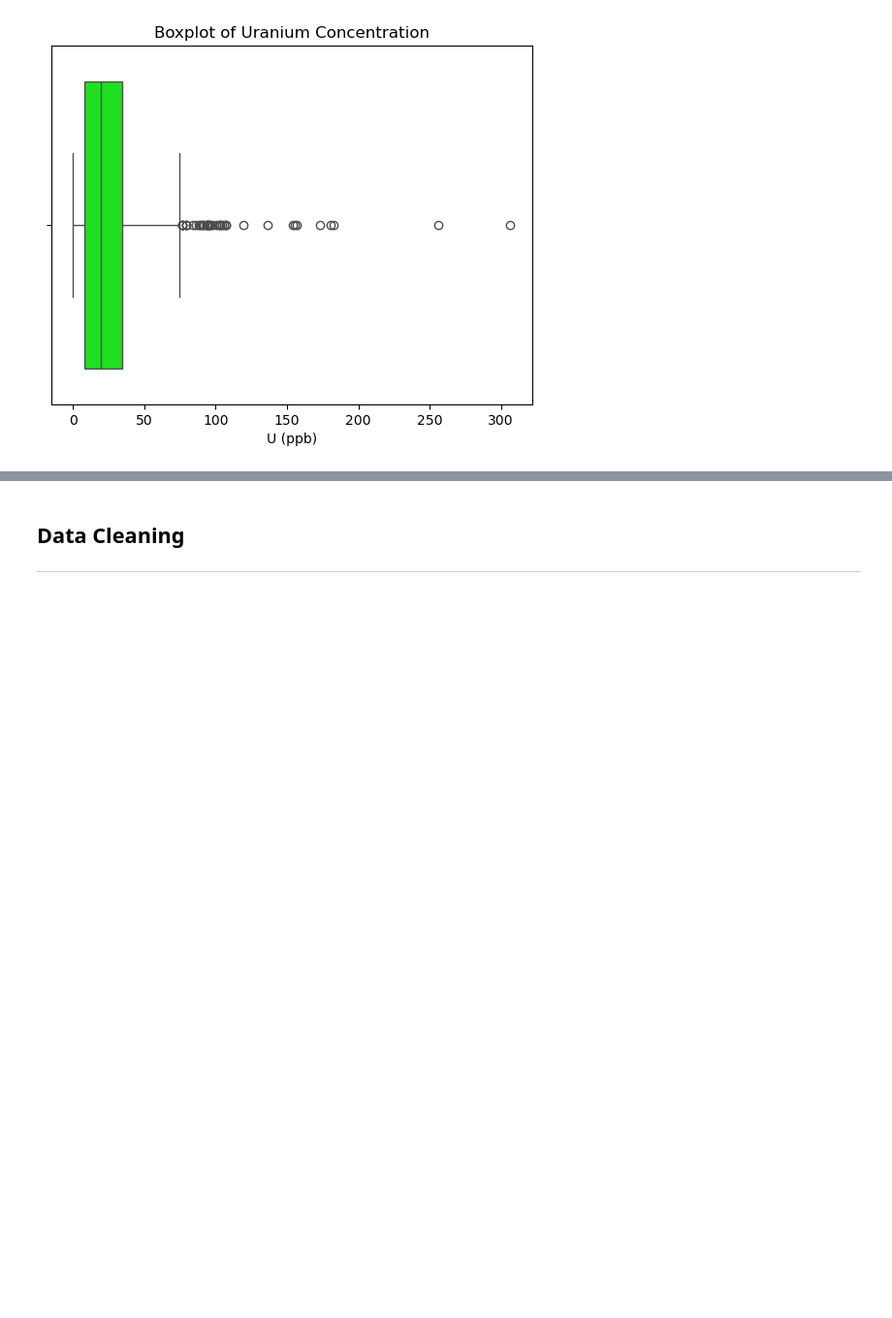
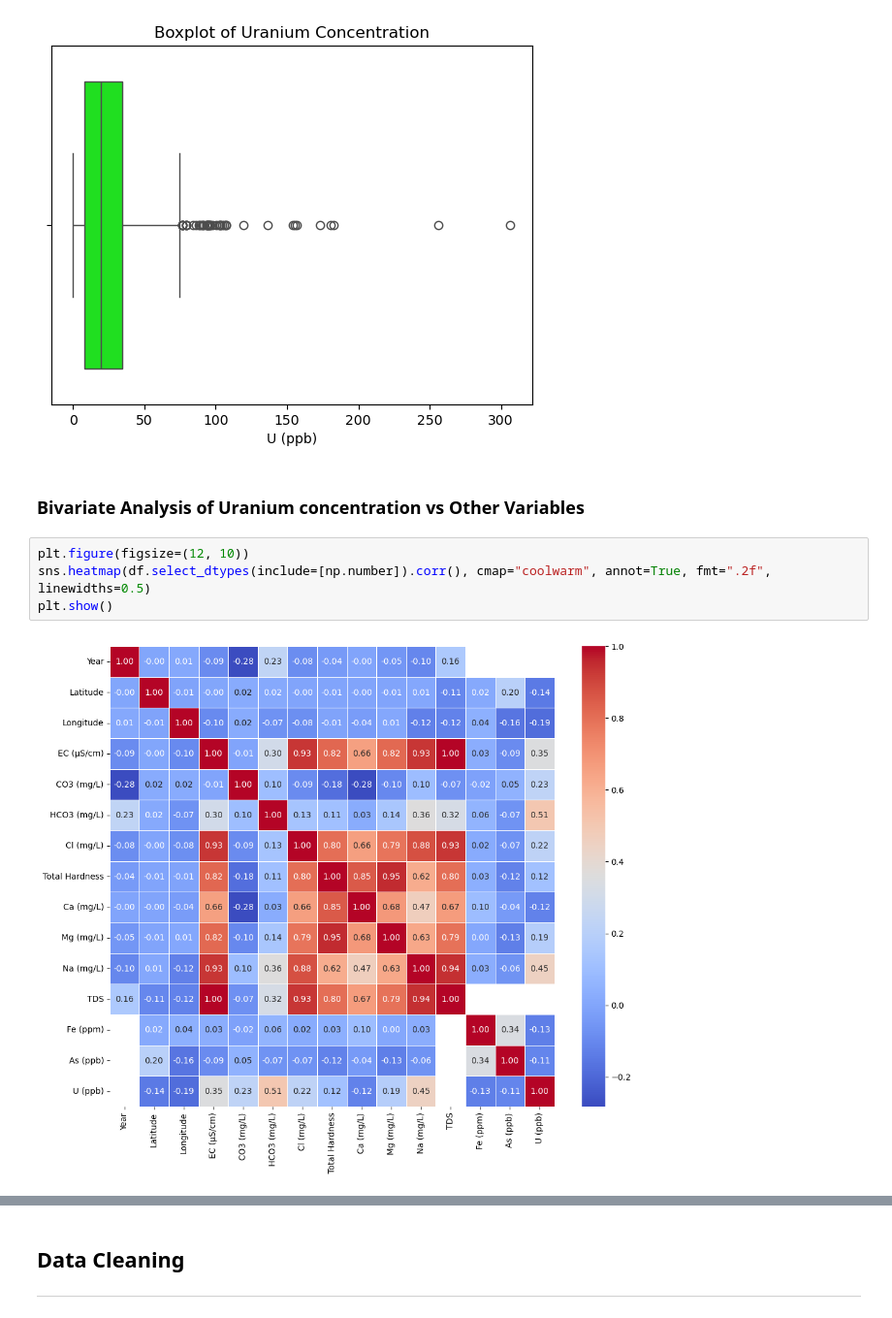
Before and after one commit to ikabrain/uranium-punjab-analysis, a Jupyter notebook: micro-study-2/relation.ipynb, the cells around one changed output, grey strips where cells are left out. Shown at 97% size. Saved outputs shown, nothing was run; the diff lists cells and outputs as text; blank space fills up the shorter version.

```diff
--- a/micro-study-2/relation.ipynb
+++ b/micro-study-2/relation.ipynb
@@ -107,3 +107,11 @@ plt.title("Boxplot of Uranium Concentration")
 plt.show()
 # %% [output]
 [figure]
+# %% [markdown]
+### Bivariate Analysis of Uranium concentration vs Other Variables
+# %%
+plt.figure(figsize=(12, 10))
+sns.heatmap(df.select_dtypes(include=[np.number]).corr(), cmap="coolwarm", annot=True, fmt=".2f", linewidths=0.5)
+plt.show()
+# %% [output]
+[figure, added]
```
Also changed, not shown: parts of 5 cells of this notebook.
